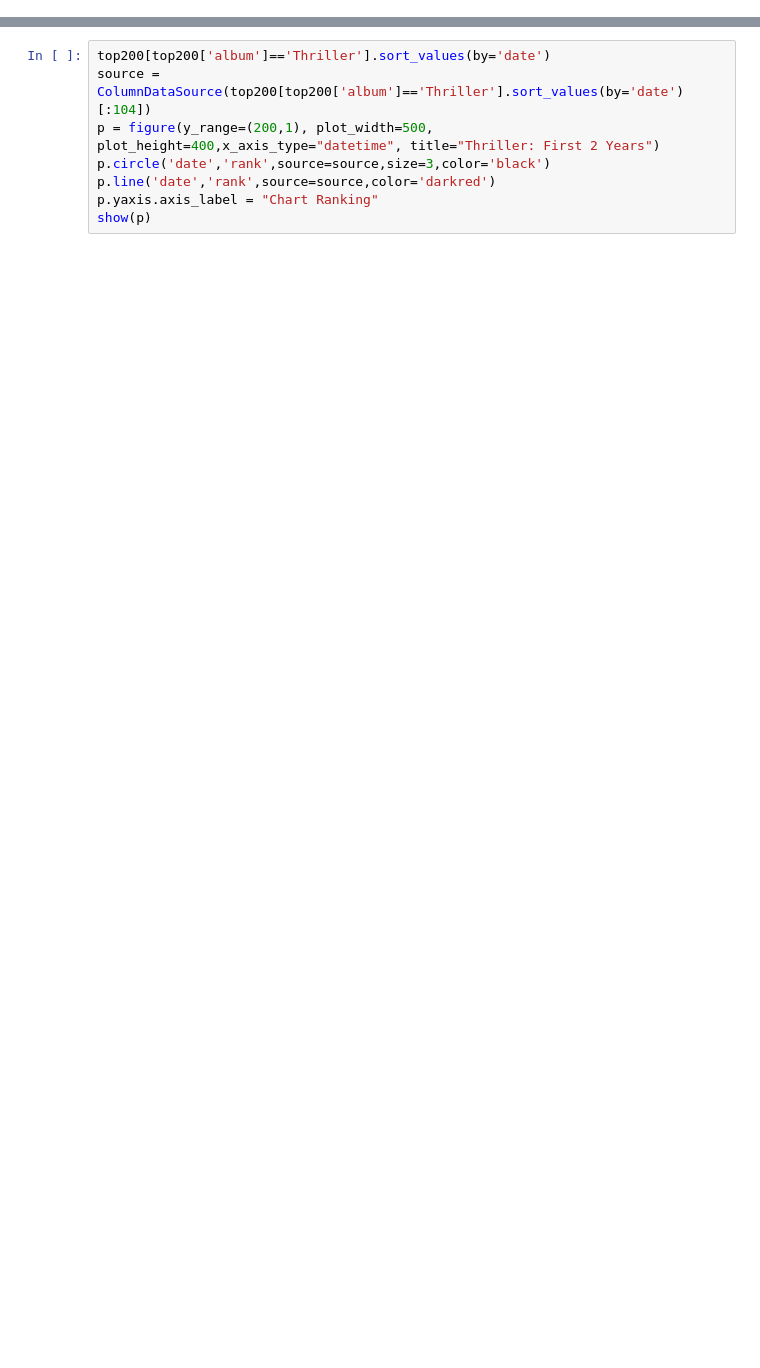
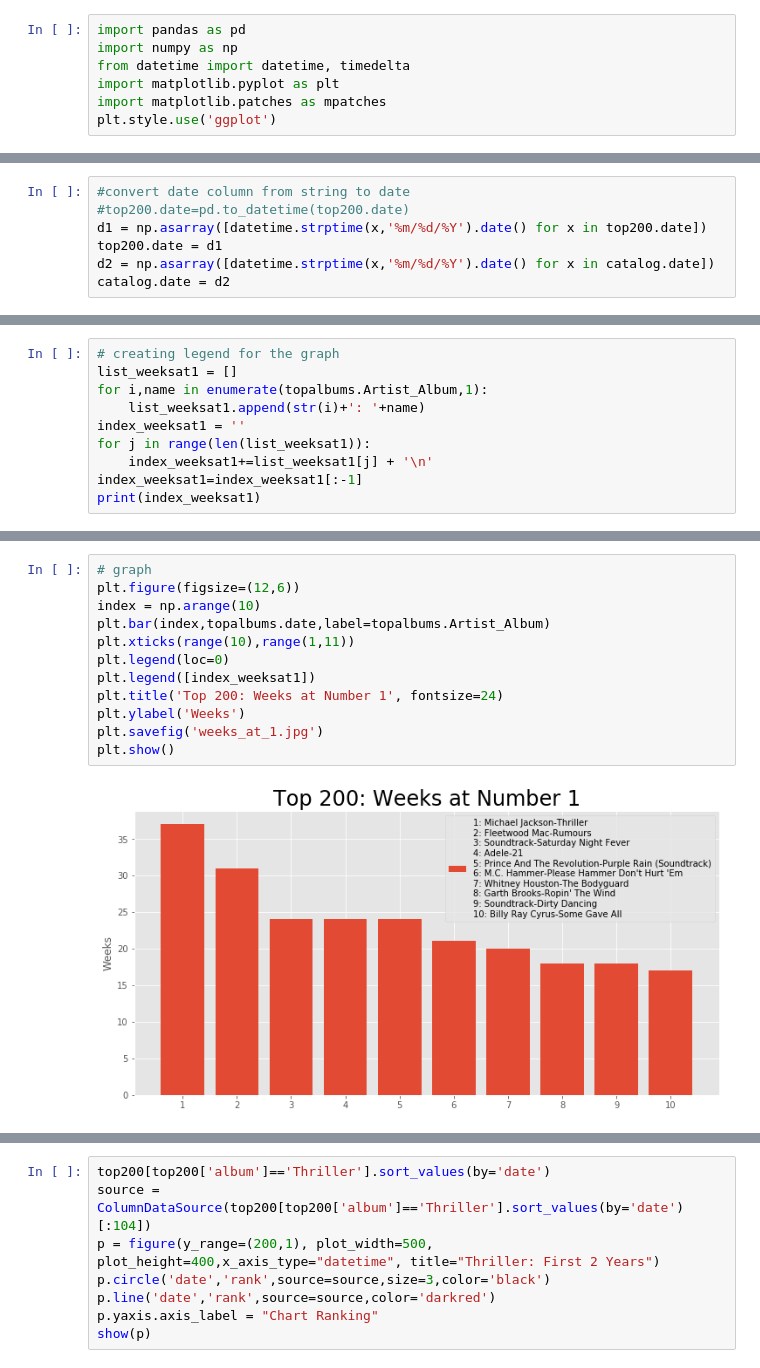
Before and after one commit to phieaglesphan/billboard-data, a Jupyter notebook: Billboard Data Analysis.ipynb, the cells around one changed output, grey strips where cells are left out. Saved outputs shown, nothing was run; the diff lists cells and outputs as text; blank space fills up the shorter version.

```diff
--- a/Billboard Data Analysis.ipynb
+++ b/Billboard Data Analysis.ipynb
@@ -118,0 +1,7 @@ len(top200[top200['artist']=='The Beatles'].groupby('album').agg('count'))
+# %%
+import pandas as pd
+import numpy as np
+from datetime import datetime, timedelta
+import matplotlib.pyplot as plt
+import matplotlib.patches as mpatches
+plt.style.use('ggplot')
@@ -118,0 +31,7 @@ len(top200[top200['artist']=='The Beatles'].groupby('album').agg('count'))
+# %%
+#convert date column from string to date
+#top200.date=pd.to_datetime(top200.date)
+d1 = np.asarray([datetime.strptime(x,'%m/%d/%Y').date() for x in top200.date])
+top200.date = d1
+d2 = np.asarray([datetime.strptime(x,'%m/%d/%Y').date() for x in catalog.date])
+catalog.date = d2
@@ -118,0 +58,10 @@ len(top200[top200['artist']=='The Beatles'].groupby('album').agg('count'))
+# %%
+# creating legend for the graph
+list_weeksat1 = []
+for i,name in enumerate(topalbums.Artist_Album,1):
+    list_weeksat1.append(str(i)+': '+name)
+index_weeksat1 = ''
+for j in range(len(list_weeksat1)):
+    index_weeksat1+=list_weeksat1[j] + '\n'
+index_weeksat1=index_weeksat1[:-1]
+print(index_weeksat1)
@@ -118,0 +79,14 @@ len(top200[top200['artist']=='The Beatles'].groupby('album').agg('count'))
+# %%
+# graph
+plt.figure(figsize=(12,6))
+index = np.arange(10)
+plt.bar(index,topalbums.date,label=topalbums.Artist_Album)
+plt.xticks(range(10),range(1,11))
+plt.legend(loc=0)
+plt.legend([index_weeksat1])
+plt.title('Top 200: Weeks at Number 1', fontsize=24)
+plt.ylabel('Weeks')
+plt.savefig('weeks_at_1.jpg')
+plt.show()
+# %% [output]
+[figure, added]
```
Also changed, not shown: parts of 62 cells of this notebook, 2 other files.
